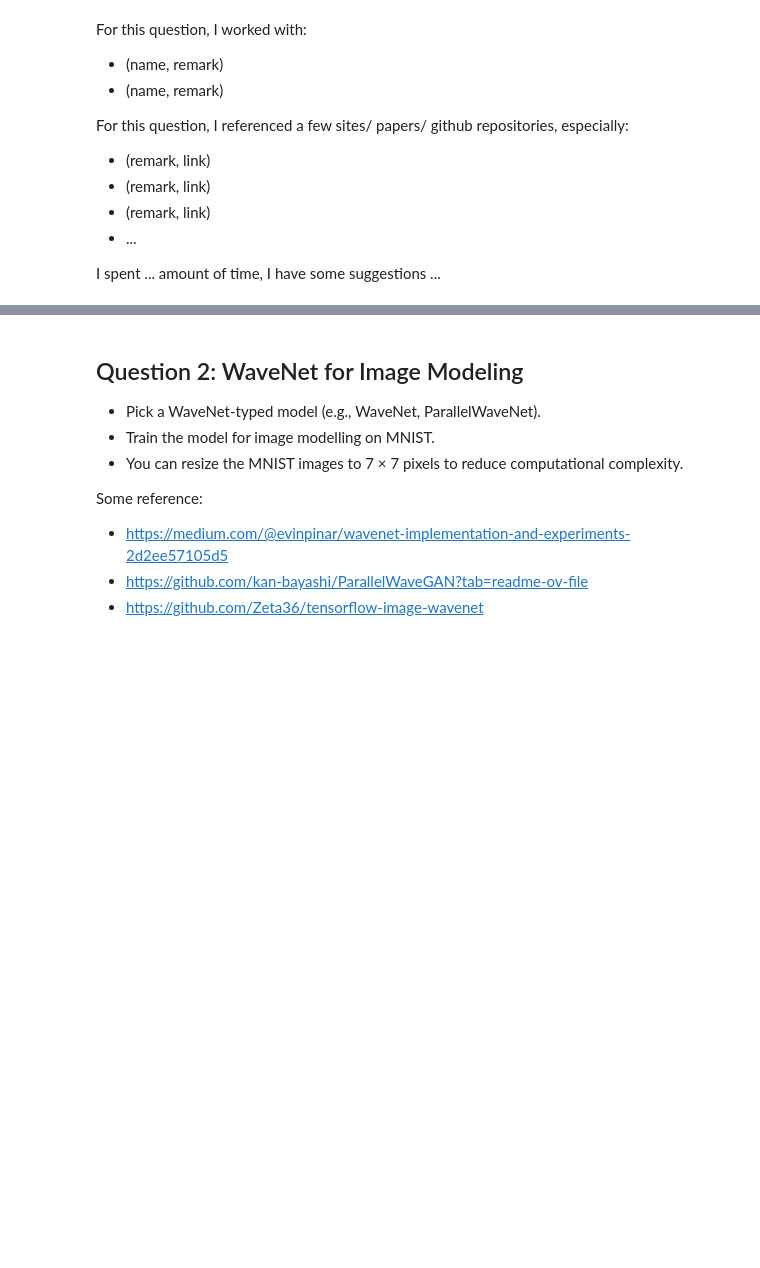
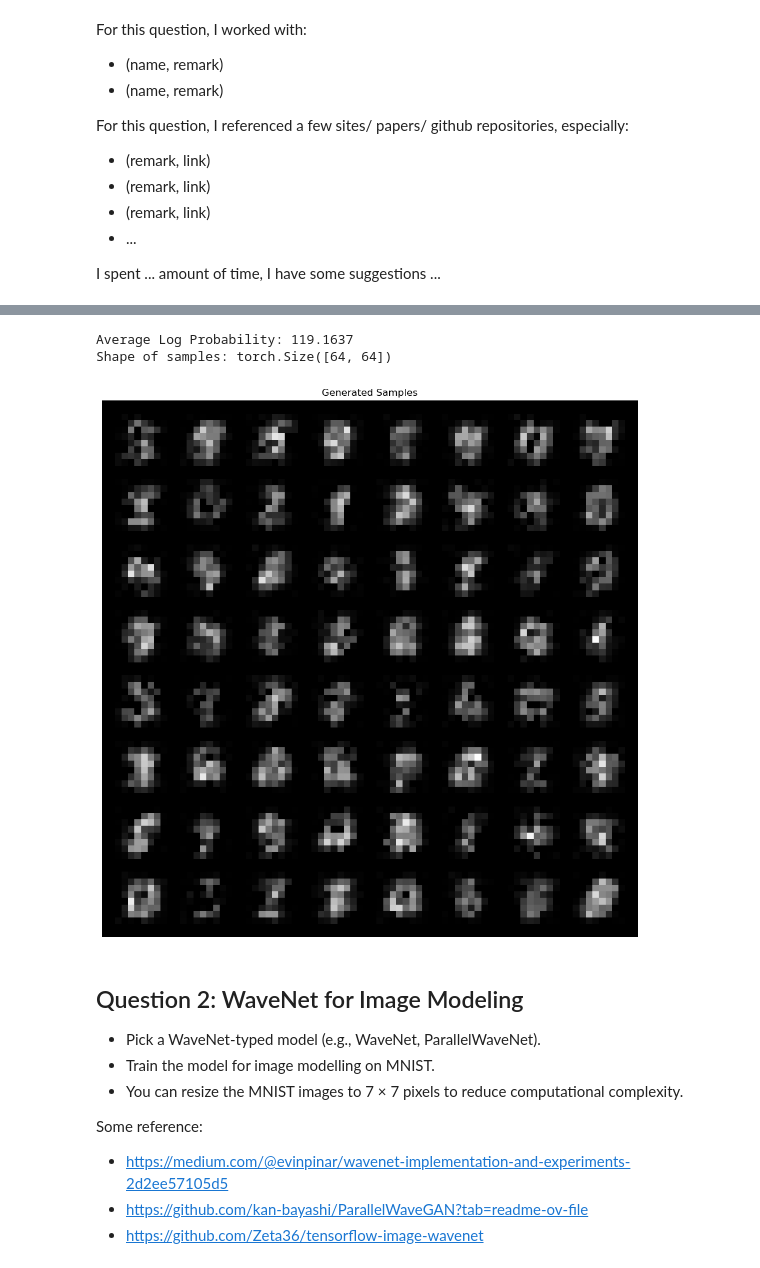
Before and after one commit to jinyi12/ECE689_Adv_DL_Sp2025, a Jupyter notebook: HW1/HW1.ipynb, the cells around one changed output, grey strips where cells are left out. Drawn from its saved outputs; the diff is of its cells as text; code cells hidden in the pictures; blank space fills up the shorter version.

```diff
--- a/HW1/HW1.ipynb
+++ b/HW1/HW1.ipynb
@@ -89,0 +363,20 @@ I spent ... amount of time, I have some suggestions ...
+# %%
+# implementation of Masked Autoregressive Flow using normflows
+
+# number of layers
+L = 5
+
+# input image flattened, 8x8 = 64
+features = 64
+hidden_features = 128
+
+flows = []
+for i in range(L):
+    flows += [nf.flows.affine.MaskedAffineAutoregressive(features=features, hidden_features=hidden_features, num_blocks=3)]
+    flows += [nf.flows.Permute(num_channels=features)]
+
+base_dist = nf.distributions.DiagGaussian((features,))
+flow = nf.NormalizingFlow(q0=base_dist, flows=flows)
+
+# cuda
+flow = flow.to(device)
@@ -90,3 +467,39 @@ I spent ... amount of time, I have some suggestions ...
+# %%
+# Visualization of Generated Samples
+flow.load_state_dict(torch.load('best_MAF_MNIST.pth'))
+flow.eval()
+
+# compute the log likelihood of the test set
+total_log_prob = 0
+with torch.no_grad():
+    for x, _ in test_loader:
+        x = x.view(x.size(0), -1)
+        x = x.to(device)
+        log_prob = flow.log_prob(x)
+        total_log_prob += log_prob.sum().item()
+
+    avg_log_prob = total_log_prob / len(test_loader.dataset)
+    print("Average Log Probability: {:.4f}".format(avg_log_prob))
+
+with torch.no_grad():
+    samples, _ = flow.sample(64)
+    # clamp samples to [0, 1]
+    samples = torch.clamp(samples, 0, 1)
+    print("Shape of samples:", samples.shape)
+
+
+# Reshape and visualize
+samples = samples.view(-1, 1, 8, 8)
+grid = torchvision.utils.make_grid(samples, nrow=8, normalize=False)
+plt.figure(figsize=(12, 12))
+plt.imshow(grid.permute(1, 2, 0).squeeze(), cmap='gray')
+plt.title('Generated Samples')
+plt.axis('off')
+plt.show()
+# %% [output]
+Average Log Probability: 119.1637
+Shape of samples: torch.Size([64, 64])
+[figure, added]
 # %% [markdown]
 ## Question 2: WaveNet for Image Modeling
 
```
Also changed, not shown: parts of 34 cells of this notebook, 1 other file.
